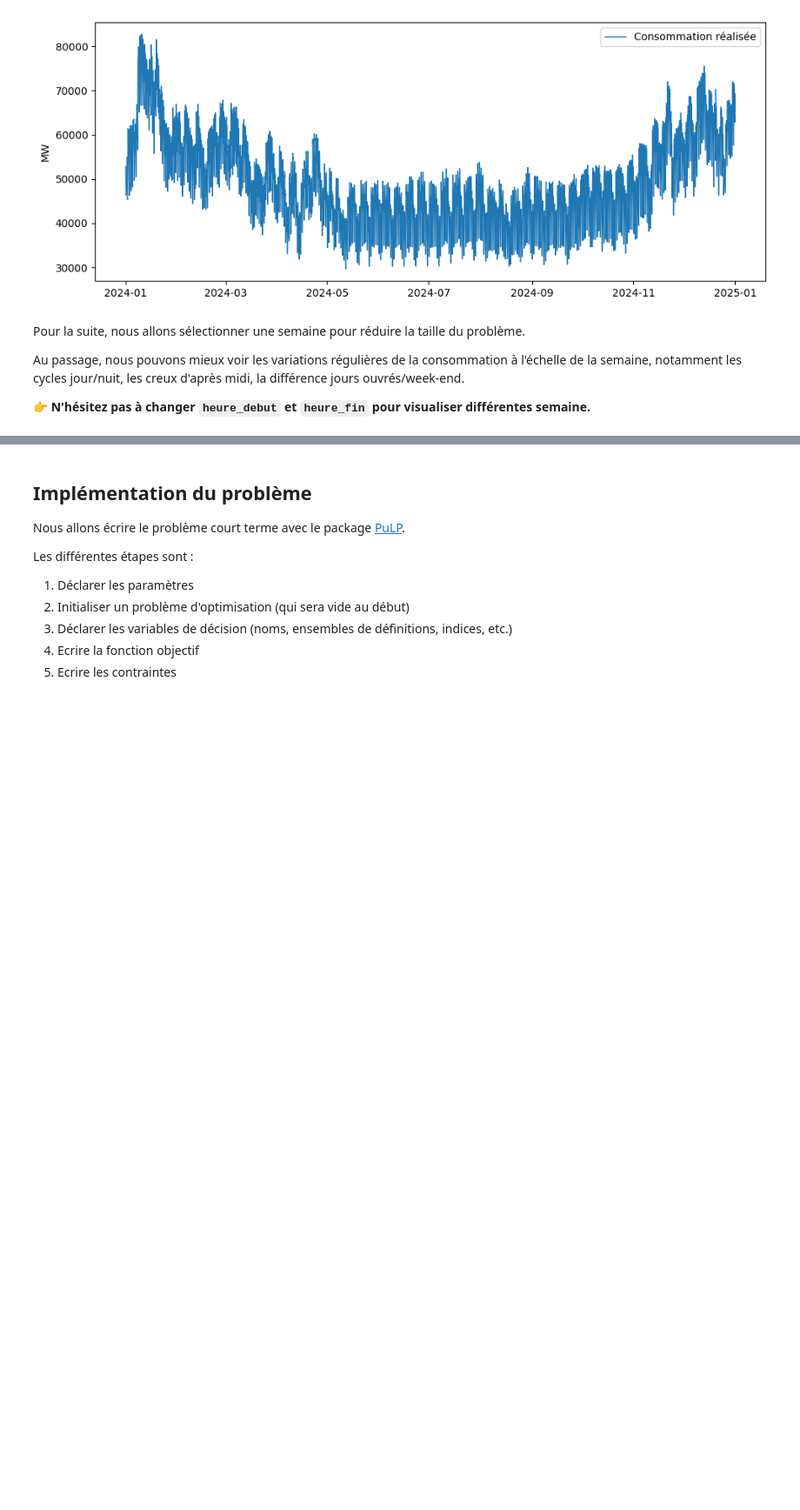
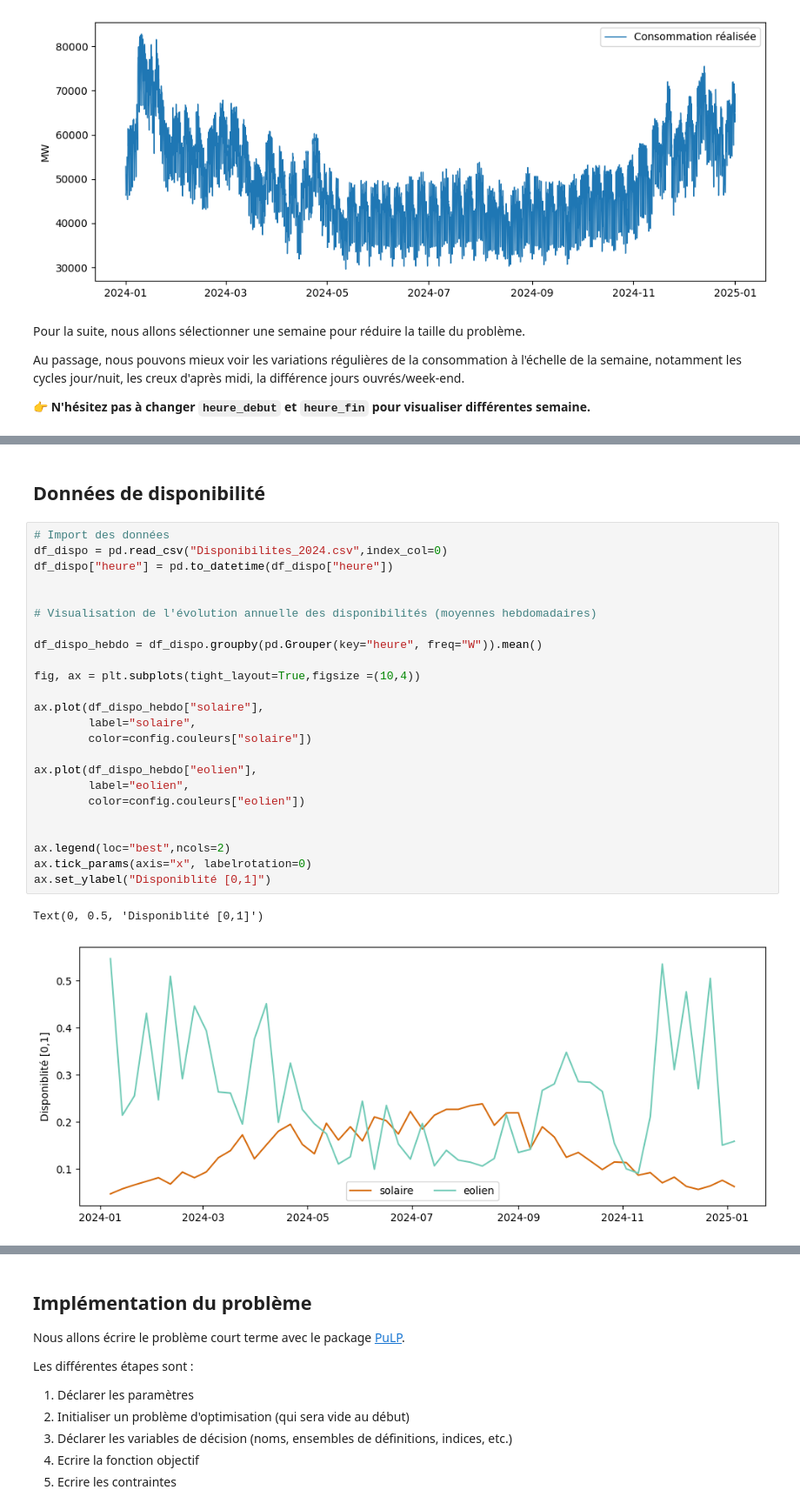
Before and after one commit to Alx-Lebeau/Cours-EcoElec, a Jupyter notebook: notebooks/01_Equilibre_Court_Terme.ipynb, the cells around one changed output, grey strips where cells are left out. Shown at 87% size. Cells and saved outputs as stored; diff of their text form; blank space fills up the shorter version.

```diff
--- a/notebooks/01_Equilibre_Court_Terme.ipynb
+++ b/notebooks/01_Equilibre_Court_Terme.ipynb
@@ -91,3 +99,32 @@ ax.set_ylabel("MW")
 # %% [output]
 Text(0, 0.5, 'MW')
 [figure]
+# %% [markdown]
+## Données de disponibilité
+# %%
+# Import des données
+df_dispo = pd.read_csv("Disponibilites_2024.csv",index_col=0)
+df_dispo["heure"] = pd.to_datetime(df_dispo["heure"])
+
+
+# Visualisation de l'évolution annuelle des disponibilités (moyennes hebdomadaires)
+
+df_dispo_hebdo = df_dispo.groupby(pd.Grouper(key="heure", freq="W")).mean()
+
+fig, ax = plt.subplots(tight_layout=True,figsize =(10,4))
+
+ax.plot(df_dispo_hebdo["solaire"],
+        label="solaire",
+        color=config.couleurs["solaire"])
+
+ax.plot(df_dispo_hebdo["eolien"],
+        label="eolien",
+        color=config.couleurs["eolien"])
+
+
+ax.legend(loc="best",ncols=2)
+ax.tick_params(axis="x", labelrotation=0)
+ax.set_ylabel("Disponiblité [0,1]")
+# %% [output]
+Text(0, 0.5, 'Disponiblité [0,1]')
+[figure, added]
```
Also changed, not shown: parts of 11 cells of this notebook.
